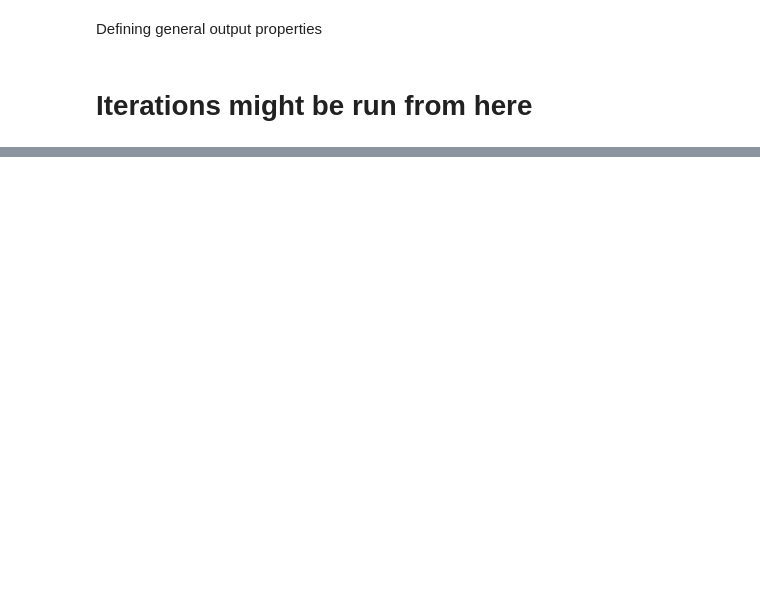
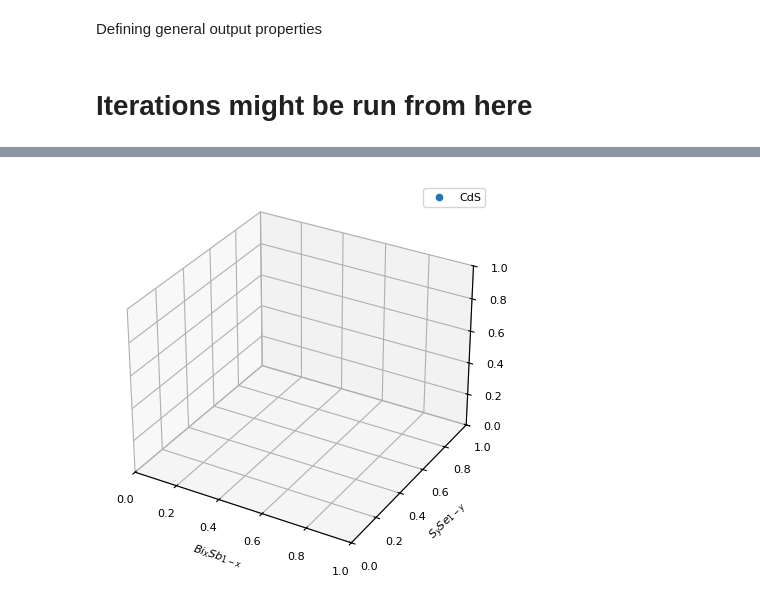
Before and after one commit to IonRepo/ml-MChX, a Jupyter notebook: cbm.ipynb, the cells around one changed output, grey strips where cells are left out. Cells and saved outputs as stored; diff of their text form; code cells hidden in the pictures; blank space fills up the shorter version.

```diff
--- a/cbm.ipynb
+++ b/cbm.ipynb
@@ -14,7 +14,7 @@ from sklearn.ensemble                  import RandomForestRegressor
 from sklearn.neural_network            import MLPRegressor
 from sklearn.model_selection           import ShuffleSplit
 
-sns.set_theme()
+#sns.set_theme()
 # %% [markdown]
 Defining general output properties
 # %%
@@ -146,0 +185,11 @@ for target in ['VBM', 'CBM']:
+# %%
+CO2_CO    = -3.91
+CO2_CH3OH = -4.06
+CO2_CH4   = -4.20
+N2_NH3    = -4.35
+H_H2      = -4.44
+
+for HTL in [CO2_CO, CO2_CH3OH, CO2_CH4, N2_NH3, H_H2]:
+    print(HTL)
+    mask = (data['CBM'] > HTL) & (data['CBM'] < HTL + 0.5)
+    print(data.index[mask])
@@ -146,0 +214,69 @@ for target in ['VBM', 'CBM']:
+# %%
+df = data.reset_index()   # x, y, z become columns
+# %%
+levels = {
+    "CO2→CO": -3.91,
+    "CO2→CH3OH": -4.06,
+    "CO2→CH4": -4.20,
+    "N2→NH3": -4.35,
+    "H→H2": -4.44
+}
+
+levels = {
+    "CdS": -3.85,
+    "WS2": -2.95,
+    "TiO2": -4.00,
+    "ZnO": -4.00,
+    "SnO2": -4.00,
+    "Spiro-MeoTAD": -2.20,
+    "PEDOT:PSS": -3.40,
+    "P3HT": -3.50,
+    "MoSe2": -3.60,
+    "V2O5": -4.00
+}
+
+matches = []
+
+for name, HTL in levels.items():
+    mask = (df['CBM'] > HTL) & (df['CBM'] < HTL + 0.5)
+
+    tmp = df.loc[mask].copy()
+    tmp["target"] = name
+
+    matches.append(tmp)
+
+matches_df = pd.concat(matches)
+
+for name in levels:
+    subset = matches_df[matches_df["target"] == name]
+    print(name)
+    print(subset)
+
+    fig = plt.figure(figsize=(5, 5))
+    ax  = plt.axes(projection='3d')
+
+    ax.scatter(subset["x"], subset["y"], subset["z"], label=name)
+
+    # Setting labels
+    ax.set_xlabel(r'$Bi_x Sb_{1-x}$', fontsize=footnotesize)
+    ax.set_ylabel(r'$S_y Se_{1-y}$',  fontsize=footnotesize)
+    ax.set_zlabel(r'$I_z Br_{1-z}$',  fontsize=footnotesize)
+
+    # Setting number to scale
+    ax.tick_params(axis='x', labelsize=footnotesize)
+    ax.tick_params(axis='y', labelsize=footnotesize)
+    ax.tick_params(axis='z', labelsize=footnotesize)
+
+    # Setting limits
+    ax.set_xlim(0, 1)
+    ax.set_ylim(0, 1)
+    ax.set_zlim(0, 1)
+
+    # Adding legend
+    ax.legend(loc='upper right', fontsize=footnotesize)
+    ax.grid(alpha=0.4)
+
+    # Saving the figure
+    plt.savefig(f'{output_folder}/CBM_{name}_{miller_index}.png', dpi=300)
+    plt.show()
+# %% [output]
@@ -146,0 +287 @@ for target in ['VBM', 'CBM']:
+[figure, added]
```
Also changed, not shown: parts of 14 cells of this notebook, 5 other files.
